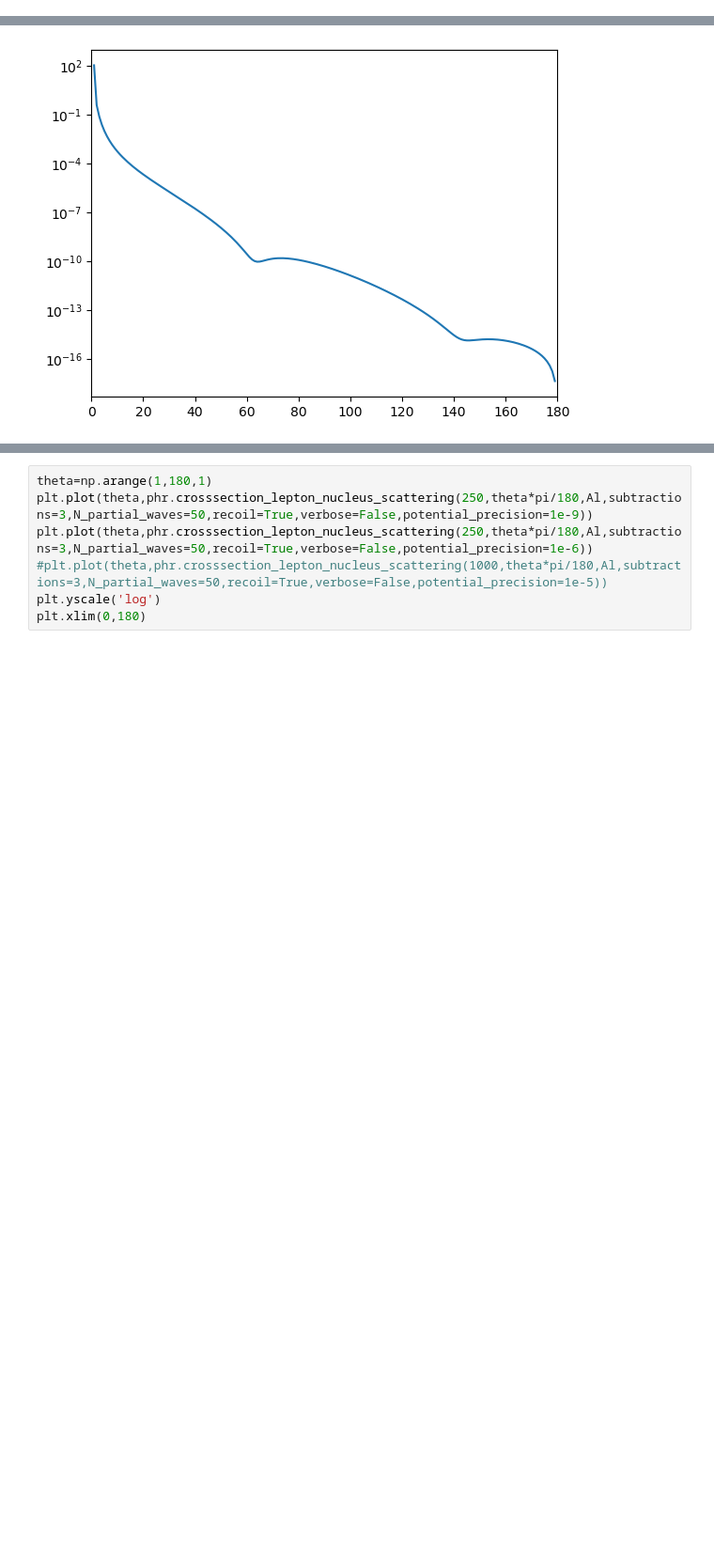
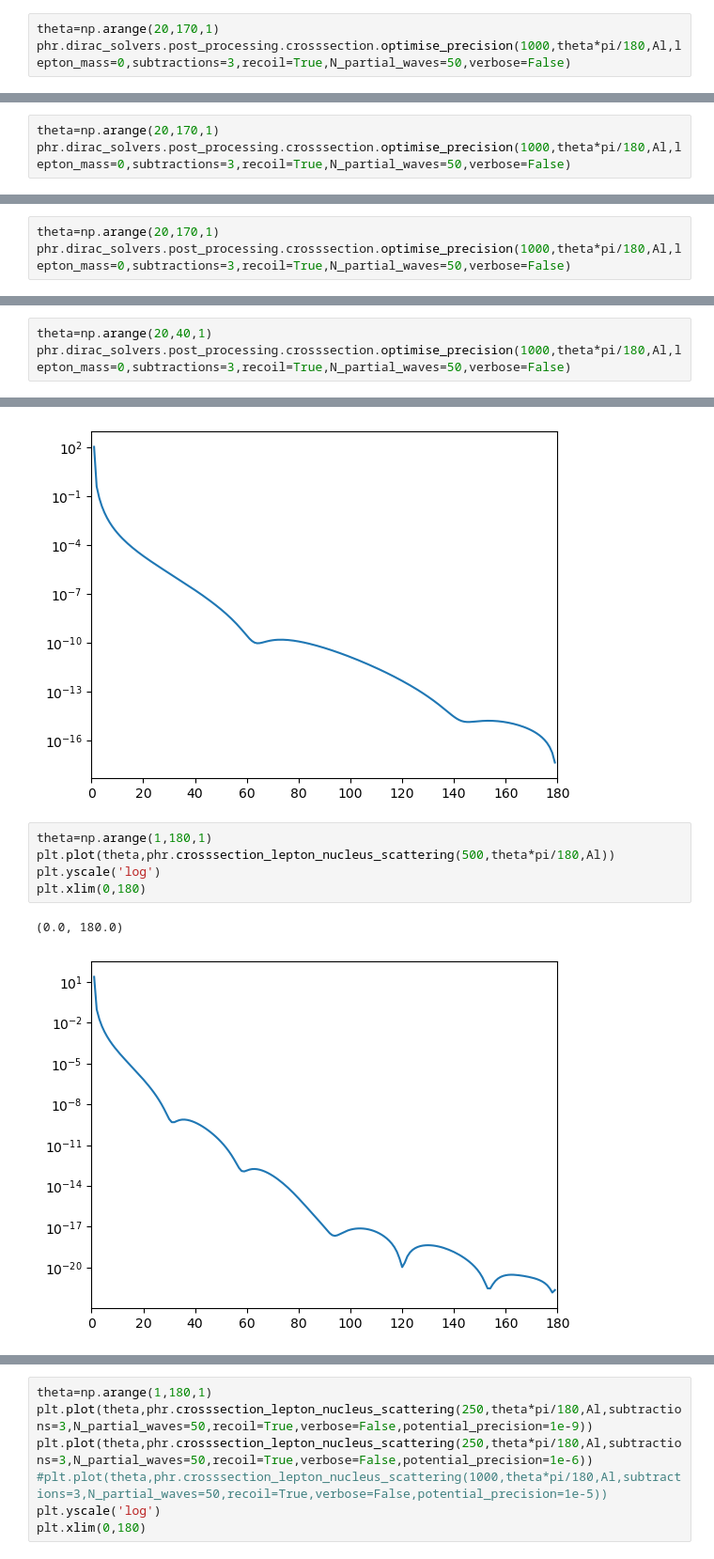
Before and after one commit to Partynumbers42/phasr, a Jupyter notebook: TemporaryTesting.ipynb, the cells around one changed output, grey strips where cells are left out. Shown at 94% size. Drawn from its saved outputs; the diff is of its cells as text; blank space fills up the shorter version.

Commit message:
Continue args optimiser

```diff
--- a/TemporaryTesting.ipynb
+++ b/TemporaryTesting.ipynb
@@ -1757,0 +1779,3 @@ phr.dirac_solvers.post_processing.crosssection.optimise_precision(250,theta*pi/1
+# %%
+theta=np.arange(20,170,1)
+phr.dirac_solvers.post_processing.crosssection.optimise_precision(1000,theta*pi/180,Al,lepton_mass=0,subtractions=3,recoil=True,N_partial_waves=50,verbose=False)
@@ -1757,0 +1786,3 @@ phr.dirac_solvers.post_processing.crosssection.optimise_precision(250,theta*pi/1
+# %%
+theta=np.arange(20,170,1)
+phr.dirac_solvers.post_processing.crosssection.optimise_precision(1000,theta*pi/180,Al,lepton_mass=0,subtractions=3,recoil=True,N_partial_waves=50,verbose=False)
@@ -1757,0 +1795,3 @@ phr.dirac_solvers.post_processing.crosssection.optimise_precision(250,theta*pi/1
+# %%
+theta=np.arange(20,170,1)
+phr.dirac_solvers.post_processing.crosssection.optimise_precision(1000,theta*pi/180,Al,lepton_mass=0,subtractions=3,recoil=True,N_partial_waves=50,verbose=False)
@@ -1757,0 +1821,3 @@ phr.dirac_solvers.post_processing.crosssection.optimise_precision(250,theta*pi/1
+# %%
+theta=np.arange(20,40,1)
+phr.dirac_solvers.post_processing.crosssection.optimise_precision(1000,theta*pi/180,Al,lepton_mass=0,subtractions=3,recoil=True,N_partial_waves=50,verbose=False)
@@ -1763,3 +1848,11 @@ plt.xlim(0,180)
 # %% [output]
 (0.0, 180.0)
 [figure]
+# %%
+theta=np.arange(1,180,1)
+plt.plot(theta,phr.crosssection_lepton_nucleus_scattering(500,theta*pi/180,Al))
+plt.yscale('log')
+plt.xlim(0,180)
+# %% [output]
+(0.0, 180.0)
+[figure, added]
```
Also changed, not shown: parts of 11 cells of this notebook, 2 other files.
